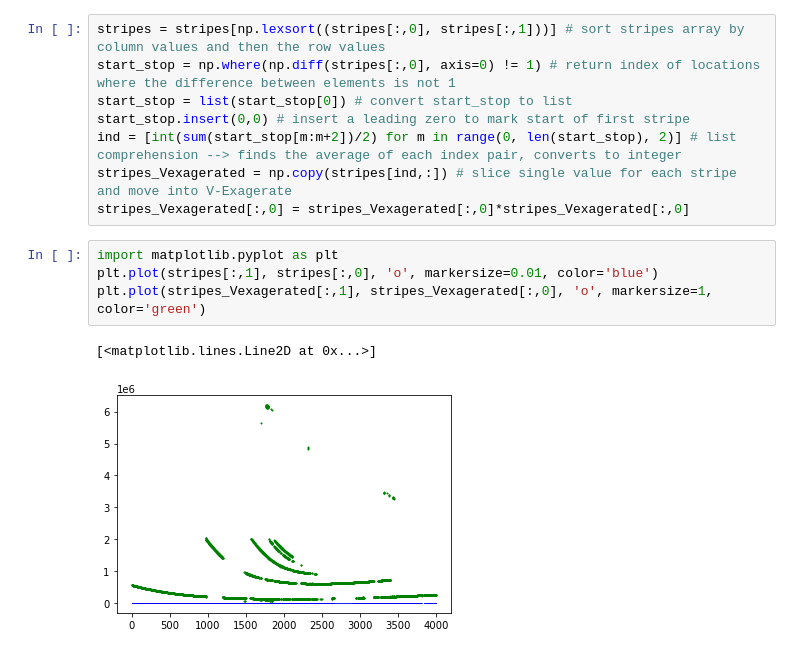
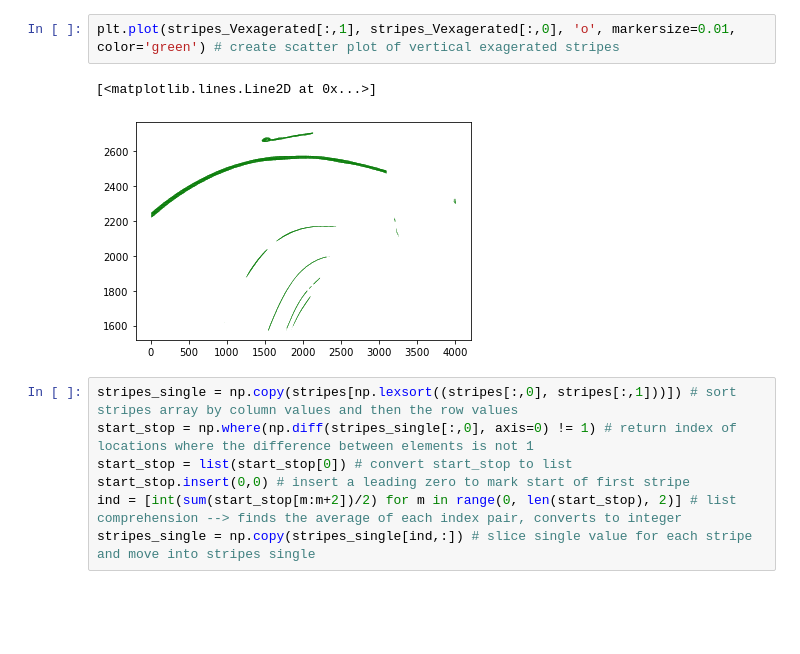
Before and after one commit to oro-sean/stripeField, a Jupyter notebook: labels.ipynb, the cells around one changed output. Cells and saved outputs as stored; diff of their text form; blank space fills up the shorter version.

```diff
--- a/labels.ipynb
+++ b/labels.ipynb
@@ -51,15 +69,12 @@ stripes = np.transpose(stripes) # transpose array so as cordinates are pairs
+# %%
+plt.plot(stripes_Vexagerated[:,1], stripes_Vexagerated[:,0], 'o', markersize=0.01, color='green') # create scatter plot of vertical exagerated stripes
+# %% [output]
+[<matplotlib.lines.Line2D at 0x...>]
+[figure, added]
 # %%
-stripes = stripes[np.lexsort((stripes[:,0], stripes[:,1]))] # sort stripes array by column values and then the row values
-start_stop = np.where(np.diff(stripes[:,0], axis=0) != 1) # return index of locations where the difference between elements is not 1
+stripes_single = np.copy(stripes[np.lexsort((stripes[:,0], stripes[:,1]))]) # sort stripes array by column values and then the row values
+start_stop = np.where(np.diff(stripes_single[:,0], axis=0) != 1) # return index of locations where the difference between elements is not 1
 start_stop = list(start_stop[0]) # convert start_stop to list
 start_stop.insert(0,0) # insert a leading zero to mark start of first stripe
 ind = [int(sum(start_stop[m:m+2])/2) for m in range(0, len(start_stop), 2)] # list comprehension --> finds the average of each index pair, converts to integer
-stripes_Vexagerated = np.copy(stripes[ind,:]) # slice single value for each stripe and move into V-Exagerate
-stripes_Vexagerated[:,0] = stripes_Vexagerated[:,0]*stripes_Vexagerated[:,0]
+stripes_single = np.copy(stripes_single[ind,:]) # slice single value for each stripe and move into stripes single
-# %%
-import matplotlib.pyplot as plt
-plt.plot(stripes[:,1], stripes[:,0], 'o', markersize=0.01, color='blue')
-plt.plot(stripes_Vexagerated[:,1], stripes_Vexagerated[:,0], 'o', markersize=1, color='green')
-# %% [output]
-[<matplotlib.lines.Line2D at 0x...>]
-[figure, removed]
```
Also changed, not shown: parts of 14 cells of this notebook.
